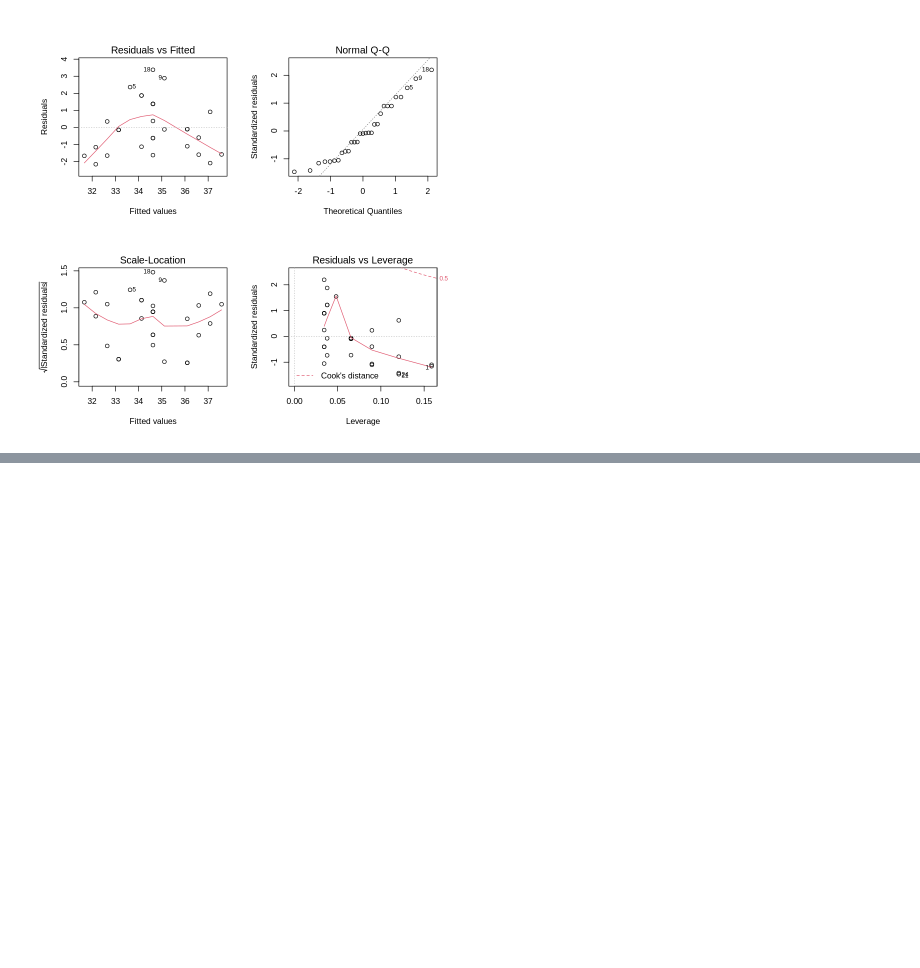
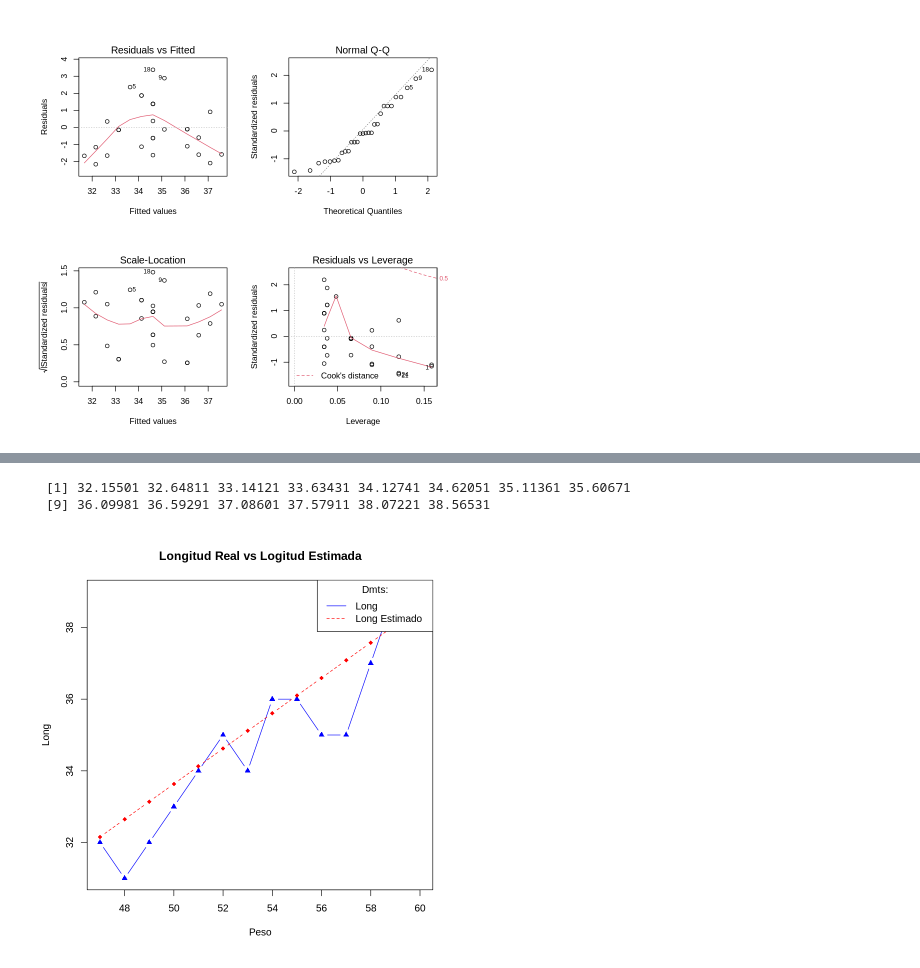
Before and after one commit to DeaAnalytics/univ-workshop, a Jupyter notebook: notebooks/R/Sesion4.ipynb, the cells around one changed output, grey strips where cells are left out. Saved outputs shown, nothing was run; the diff lists cells and outputs as text; code cells hidden in the pictures; blank space fills up the shorter version.

```diff
--- a/notebooks/R/Sesion4.ipynb
+++ b/notebooks/R/Sesion4.ipynb
@@ -155,0 +132,4 @@ legend("topright", title = "Dmts:" ,legend=c("Long", "LongEstimado"), col=c("red
+# %%
+#Ordenamos en base a la variable peso, para obtener más adelante una gráfica visualmente "limpia"
+Ord <- RL_test[order(RL_test$peso),]
+Ord
@@ -155,0 +154,26 @@ legend("topright", title = "Dmts:" ,legend=c("Long", "LongEstimado"), col=c("red
+# %%
+#Defino quien es mi variable x: independiente
+x <- Ord$peso
+# %%
+#Defino quien es mi variable y: dependiente (dicho de otra manera la variable que depende del valor que tome el peso, es la longitud=y)
+yreal <- Ord$long
+# %%
+#Para fines de graficar, obtengo los valores estimados (predichos) por mi ecuación construida en el ANOVA
+#yPred=LongitudEstimada = 8.97931+0.49310*x = 8.97931+0.49310*peso
+yPred = 8.97931+0.49310*x
+yPred
+# %% [output]
+ [1] 32.15501 32.64811 33.14121 33.63431 34.12741 34.62051 35.11361 35.60671
+ [9] 36.09981 36.59291 37.08601 37.57911 38.07221 38.56531
+# %%
+#Ahora primero grafico a través de "plot" la primer gráfica donde x=peso, y=longitud real,
+#añado algunos estilos que hemos visto en otras sesiones como color, nombres a ejes, título y el pch que nos sirve para poner puntos en formas geométricas
+#Luego añado la segunda gráfica con "lines", donde x=peso, y=longitud estimada (Predicción) y agrego otro tipo y lty para que lo ponga punteado
+#Agrego una leyenda para identificar cual es la gráfica de datos reales vs datos estimados (long real vs long estimada)
+#Añado título, el nombre de cada gráfico (long y longestimado), le pongo color para diferenciarla y lty lo uso para que uno sea linea y otro punteado
+plot(x, yreal, type="b", pch=17, col = "blue", xlab = "Peso", ylab = "Long", main = "Longitud Real vs Logitud Estimada")
+lines(x, yPred, pch = 18, col = "red", type = "b", lty = 2)
+legend("topright", title = "Dmts:" ,legend=c("Long", "Long Estimado"), col=c("blue","red"),
+       lty=c(1,2))
+# %% [output]
+[figure, added]
```
Also changed, not shown: parts of 6 cells of this notebook.
